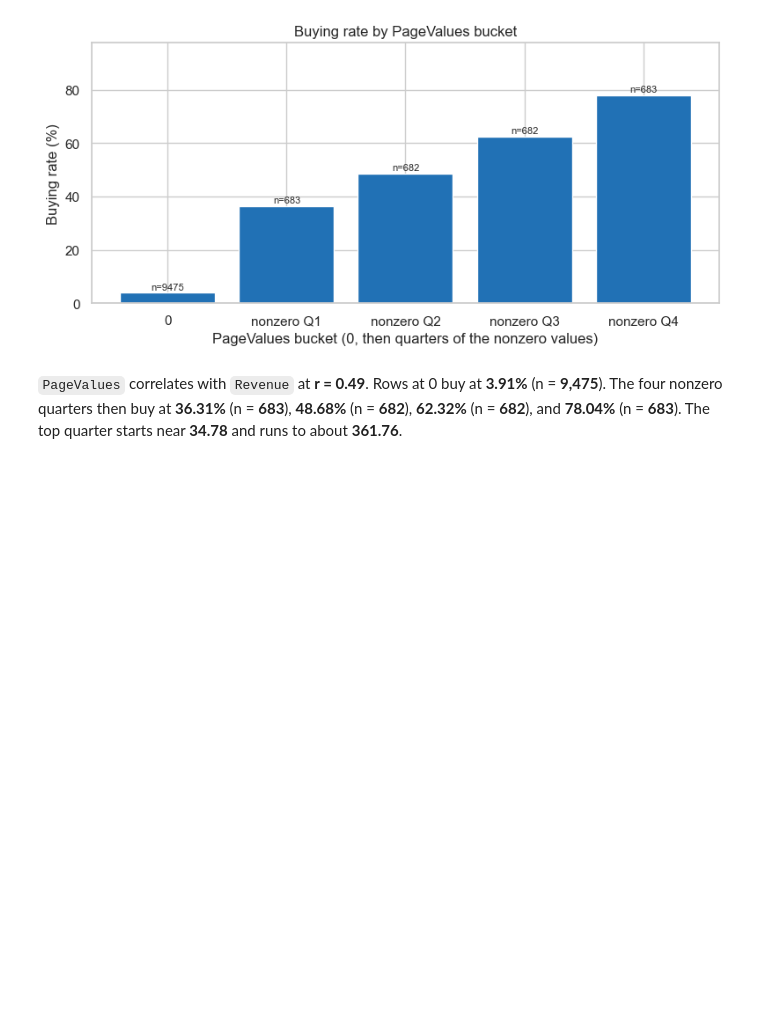
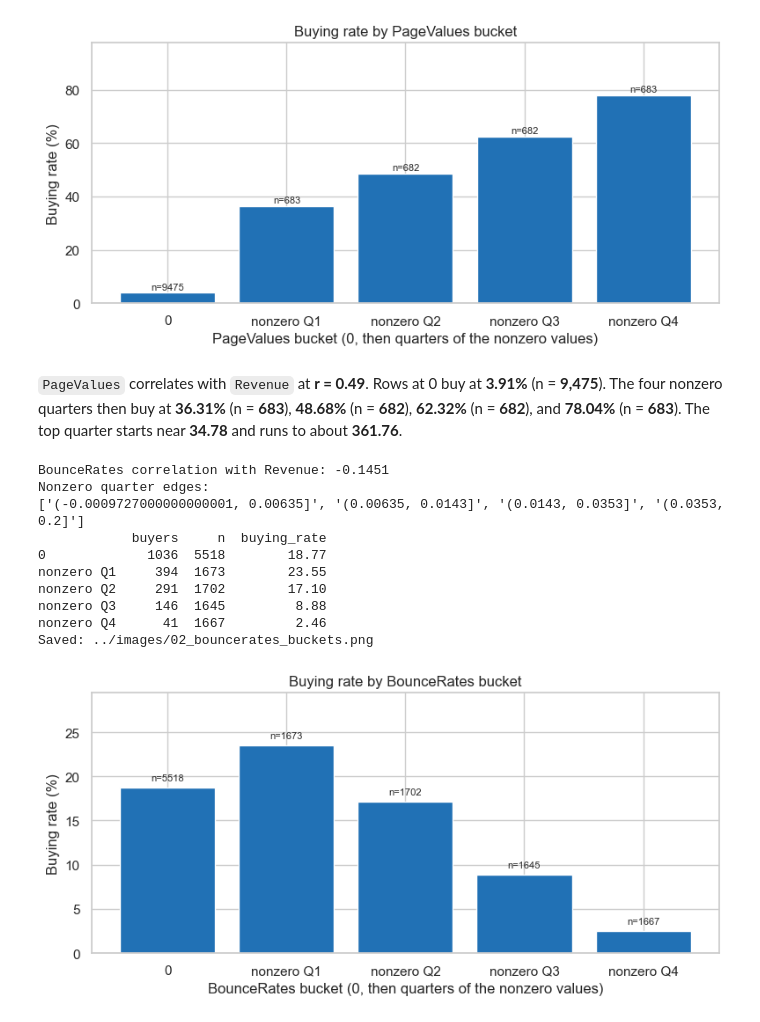
Before and after one commit to ghayasshahid/BuyerBehaviorPrediction, a Jupyter notebook: notebooks/02_eda.ipynb, the cells around one changed output. Drawn from its saved outputs; the diff is of its cells as text; code cells hidden in the pictures; blank space fills up the shorter version.

Commit message:
Add BounceRates and ExitRates buckets and separate app-risk notes.
Co-authored-by: Cursor <cursoragent@cursor.com>

```diff
--- a/notebooks/02_eda.ipynb
+++ b/notebooks/02_eda.ipynb
@@ -710,3 +710,17 @@ Saved: ../images/02_pagevalues_buckets.png
 [figure]
 # %% [markdown]
 `PageValues` correlates with `Revenue` at **r = 0.49**. Rows at 0 buy at **3.91%** (n = **9,475**). The four nonzero quarters then buy at **36.31%** (n = **683**), **48.68%** (n = **682**), **62.32%** (n = **682**), and **78.04%** (n = **683**). The top quarter starts near **34.78** and runs to about **361.76**.
+# %%
+bounce_corr, bounce_buckets = bucket_buying_rate(df, "BounceRates", "bouncerates_buckets")
+# %% [output]
+BounceRates correlation with Revenue: -0.1451
+Nonzero quarter edges:
+['(-0.0009727000000000001, 0.00635]', '(0.00635, 0.0143]', '(0.0143, 0.0353]', '(0.0353, 0.2]']
+            buyers     n  buying_rate
+0             1036  5518        18.77
+nonzero Q1     394  1673        23.55
+nonzero Q2     291  1702        17.10
+nonzero Q3     146  1645         8.88
+nonzero Q4      41  1667         2.46
+Saved: ../images/02_bouncerates_buckets.png
+[figure, added]
```
Also changed, not shown: parts of 4 cells of this notebook, 2 other files.
